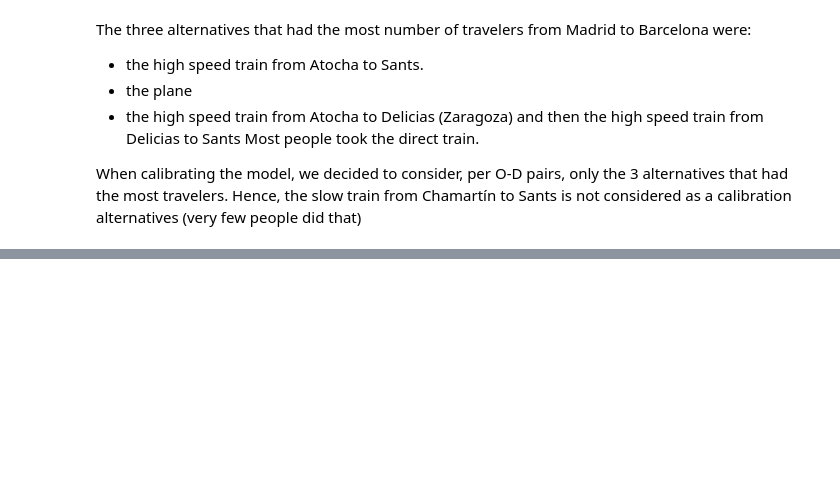
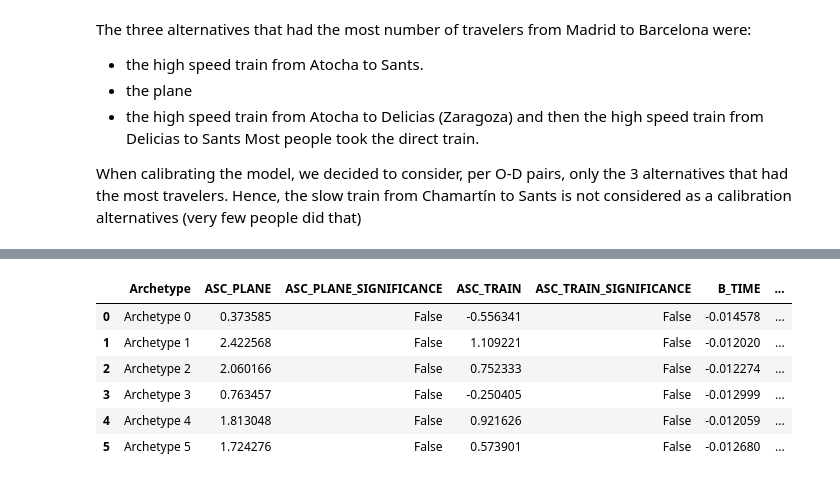
Before and after one commit to UoW-ATM/MultiModX, a Jupyter notebook: notebooks/new_trip_to_paths_1.ipynb, the cells around one changed output, grey strips where cells are left out. Cells and saved outputs as stored; diff of their text form; code cells hidden in the pictures; blank space fills up the shorter version.

```diff
--- a/notebooks/new_trip_to_paths_1.ipynb
+++ b/notebooks/new_trip_to_paths_1.ipynb
@@ -1307,12 +1368,6 @@ calibration_matrix.head()
 | 4 | 470.356 | 331.036817 | 15.922206 | 12.295786 | 51.267123 | 22.336955 | 37.497113 | ... |
 # %%
 pax_demand=pd.read_csv(r"G:\Unidades compartidas\04_PROYECTOS I+D+i\2023 MultiModX\iii) Project\WP3 Scenario definition\Case study input data\Spain\v=0.7\demand\demand_ES_MD_intra_v0.2.csv")
-# %%
-for i in range(1,4):
-    calibration_matrix=calibration_matrix.rename(columns={f"travel_cost_{i}":f"cost_{i}"})
-    paths_w_costs=paths_w_costs.rename(columns={f"travel_cost_{i}":f"cost_{i}"})
-    calibration_matrix=calibration_matrix.rename(columns={f"co2_{i}":f"emissions_{i}"})
-    paths_w_costs=paths_w_costs.rename(columns={f"co2_{i}":f"emissions_{i}"})
 # %%
 pax_demand.to_csv("pax_demand.csv",index=False)
 calibration_matrix.to_csv("calibration_matrix.csv",index=False)
@@ -1436,0 +1685,4 @@ Final gradient norm:            2.369064e-06
+# %%
+for i in range(6):
+    print(f"results for archetype_{i}")
+    print(archetypes[f"archetype_{i}"].get_estimated_parameters())
@@ -1436,0 +1862,10 @@ Final gradient norm:            2.369064e-06
+# %%
+calibration_results
+# %% [output]
+|  | Archetype | ASC_PLANE | ASC_PLANE_SIGNIFICANCE | ASC_TRAIN | ASC_TRAIN_SIGNIFICANCE | B_TIME | ... |
+| 0 | Archetype 0 | 0.373585 | False | -0.556341 | False | -0.014578 | ... |
+| 1 | Archetype 1 | 2.422568 | False | 1.109221 | False | -0.012020 | ... |
+| 2 | Archetype 2 | 2.060166 | False | 0.752333 | False | -0.012274 | ... |
+| 3 | Archetype 3 | 0.763457 | False | -0.250405 | False | -0.012999 | ... |
+| 4 | Archetype 4 | 1.813048 | False | 0.921626 | False | -0.012059 | ... |
+| 5 | Archetype 5 | 1.724276 | False | 0.573901 | False | -0.012680 | ... |
```
Also changed, not shown: parts of 69 cells of this notebook, 2 other files.
